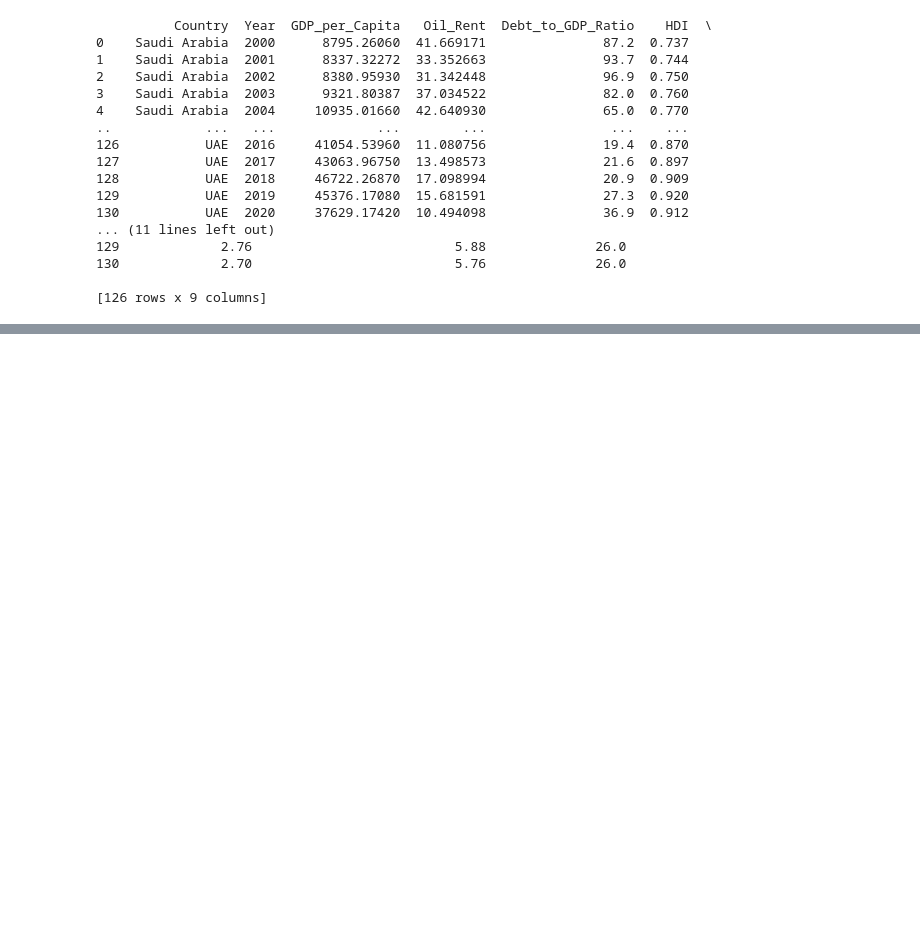
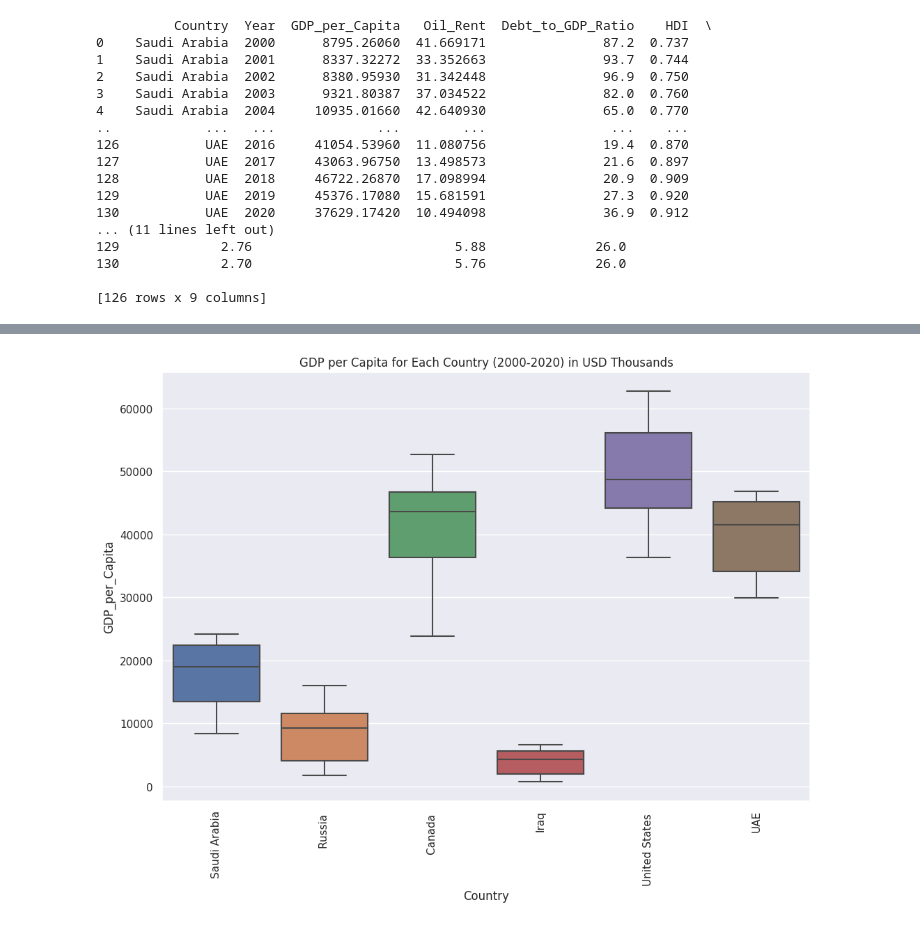
Before and after one commit to winstonlingga/QM2Gr13, a Jupyter notebook: Phase1.ipynb, the cells around one changed output, grey strips where cells are left out. Saved outputs shown, nothing was run; the diff lists cells and outputs as text; code cells hidden in the pictures; blank space fills up the shorter version.

```diff
--- a/Phase1.ipynb
+++ b/Phase1.ipynb
@@ -133,0 +151,9 @@ print(df)
+# %%
+# Boxplot
+plt.figure(figsize=(12,8))
+sns.boxplot(x='Country', y='GDP_per_Capita', data=df)
+plt.title('GDP per Capita for Each Country (2000-2020) in USD Thousands')
+plt.xticks(rotation=90)  # Rotate country names for better readability
+plt.show()
+# %% [output]
+[figure, added]
```
Also changed, not shown: parts of 11 cells of this notebook.
